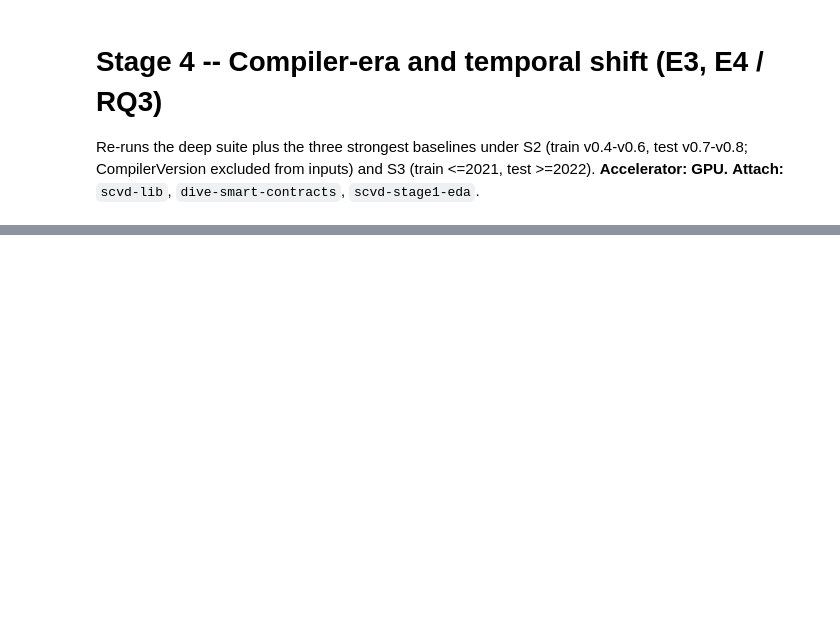
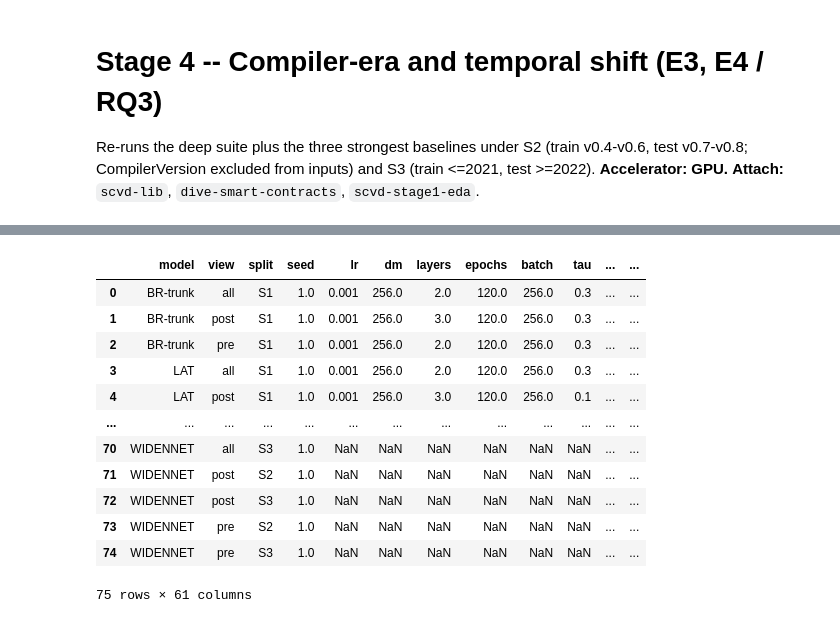
Before and after one commit to nihal4/scvd_experiment_code, a Jupyter notebook: notebooks/stage4_generalization.ipynb, the cells around one changed output, grey strips where cells are left out. Saved outputs shown, nothing was run; the diff lists cells and outputs as text; code cells hidden in the pictures; blank space fills up the shorter version.

```diff
--- a/notebooks/stage4_generalization.ipynb
+++ b/notebooks/stage4_generalization.ipynb
@@ -25,36 +39,3 @@ for v in scvd.VIEWS:
 splits, sdf = scvd.load_splits() or (scvd.build_splits(pre, lab, 0), None)
 # S2 excludes the split variable itself from the inputs
 fam_s2 = {k: [c for c in v if c != 'CompilerVersion'] for k, v in fam.items()}
-# %%
-rows = []
-res_path = f'{root}/results/stage4_generalization_results.csv'
-done = set()
-if os.path.exists(res_path):                 # resume after a kernel restart
-    done = {tuple(r) for r in pd.read_csv(res_path)[['model', 'view', 'split', 'seed']].values}
-    log.info('resuming: %d runs already checkpointed', len(done))
-for sp_name, fam_use in [('S2', fam_s2), ('S3', fam)]:
-    for view in scvd.VIEWS:
-        d = scvd.make_data(pre, post, lab, fam_use, view, *splits[sp_name])
-        M = scvd.cooccurrence(d['y_tr'])
-        for name in ['LGC', 'LAT', 'BR-trunk', 'RF-BR', 'LGBM-BR', 'CC-ens']:
-            for seed in SEEDS:
-                if (name, view, sp_name, seed) in done:
-                    log.info('skip %s F_%s %s seed%d (checkpointed)', name, view, sp_name, seed)
-                    continue
-                if name in ('RF-BR', 'LGBM-BR', 'CC-ens'):
-                    proba = scvd.fit_classical(name, d['X_tr'], d['y_tr'], seed)  # train ONCE
-                    th = scvd.tune_thresholds(d['y_va'], proba(d['X_va']))
-                    pt = proba(d['X_te'])
-                else:
-                    cfg = {'lr': 1e-3, 'dm': 128, 'layers': 3, 'tau': 0.2, 'batch': 256,
-                           'epochs': 60 if scvd.quick() else 120}
-                    mdl = (scvd.LGC(d['fams'], M, dm=128, tau=0.2) if name == 'LGC'
-                           else scvd.LAT(d['fams'], dm=128, layers=3) if name == 'LAT'
-                           else scvd.LAT(d['fams'], dm=128, layers=3, trunk_only=True))
-                    pt, _h = scvd.train_torch(mdl, d, cfg, log)
-                    pv = scvd.predict(mdl, d, 'va')
-                    th = scvd.tune_thresholds(d['y_va'], pv)
-                m = scvd.all_metrics(d['y_te'], (pt >= th).astype(int), pt)
-                rows.append({'model': name, 'view': view, 'split': sp_name, 'seed': seed, **m})
-                scvd.append_results(root, 'stage4_generalization', [rows[-1]])  # checkpoint
-                log.info('%s %-9s F_%-4s seed%d macro_f1=%.4f', sp_name, name, view, seed, m['macro_f1'])
@@ -61,9 +211,10 @@ for sp_name, fam_use in [('S2', fam_s2), ('S3', fam)]:
 # %%
 summ, sp = scvd.write_summary(root, 'stage4_generalization')
-s1 = scvd._find_input({'s3': 'stage3_summary.csv'})
+s1 = scvd._find_input({'s3': 'stage3_deep_summary.csv'})   # was 'stage3_summary.csv' -- never matched, S1 silently never merged
 if s1:
     summ = pd.concat([pd.read_csv(s1['s3']), summ], ignore_index=True)
 scvd.plot_shift_degradation(summ, root, log)
 scvd.tex_table(summ[summ['view'] == 'all'], f'{root}/tables/stage4_shift.tex',
                ['macro_f1', 'micro_f1'], 'Macro-F1 under S1/S2/S3 on F_all.', 'tab:stage4shift')
 summ.round(4)
+# %% [output]
@@ -70 +238,14 @@ summ.round(4)
+|  | model | view | split | seed | lr | dm | layers | epochs | batch | tau | ... | ... |
+| 0 | BR-trunk | all | S1 | 1.0 | 0.001 | 256.0 | 2.0 | 120.0 | 256.0 | 0.3 | ... | ... |
+| 1 | BR-trunk | post | S1 | 1.0 | 0.001 | 256.0 | 3.0 | 120.0 | 256.0 | 0.3 | ... | ... |
+| 2 | BR-trunk | pre | S1 | 1.0 | 0.001 | 256.0 | 2.0 | 120.0 | 256.0 | 0.3 | ... | ... |
+| 3 | LAT | all | S1 | 1.0 | 0.001 | 256.0 | 2.0 | 120.0 | 256.0 | 0.3 | ... | ... |
+| 4 | LAT | post | S1 | 1.0 | 0.001 | 256.0 | 3.0 | 120.0 | 256.0 | 0.1 | ... | ... |
+| ... | ... | ... | ... | ... | ... | ... | ... | ... | ... | ... | ... | ... |
+| 70 | WIDENNET | all | S3 | 1.0 | NaN | NaN | NaN | NaN | NaN | NaN | ... | ... |
+| 71 | WIDENNET | post | S2 | 1.0 | NaN | NaN | NaN | NaN | NaN | NaN | ... | ... |
+| 72 | WIDENNET | post | S3 | 1.0 | NaN | NaN | NaN | NaN | NaN | NaN | ... | ... |
+| 73 | WIDENNET | pre | S2 | 1.0 | NaN | NaN | NaN | NaN | NaN | NaN | ... | ... |
+| 74 | WIDENNET | pre | S3 | 1.0 | NaN | NaN | NaN | NaN | NaN | NaN | ... | ... |
+75 rows × 61 columns
 # %%
```
Also changed, not shown: parts of 7 cells of this notebook, 12 other files.
